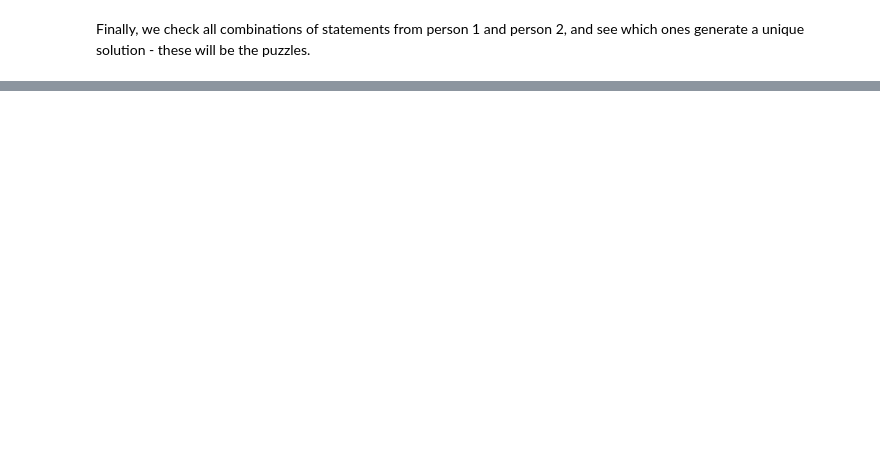
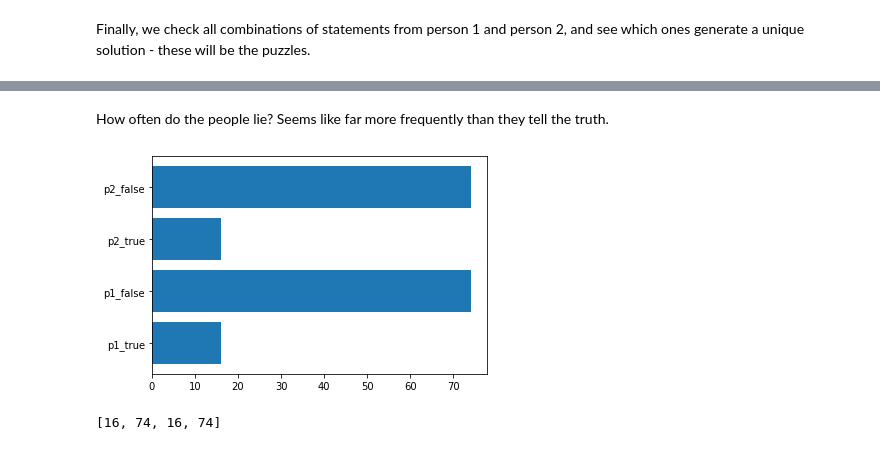
Before and after one commit to dmackinnon1/pynotes, a Jupyter notebook: Subterranea.ipynb, the cells around one changed output, grey strips where cells are left out. Saved outputs shown, nothing was run; the diff lists cells and outputs as text; code cells hidden in the pictures; blank space fills up the shorter version.

```diff
--- a/Subterranea.ipynb
+++ b/Subterranea.ipynb
@@ -15,6 +17,11 @@ for i in time:
     for j in time:
         for k in time:
             options.append([i,j,k])
+
+def opposite(day):
+    if day == 'day':
+        return 'night'
+    return 'day'
 
 def truthValue(person, option):
     return option[0] == option[person]
@@ -165,5 +178,14 @@ for p in time:
         person2Statements.append({'statement': dayAloneStatement(d), 'state': dayAlone(d)})
         person1Statements.append({'statement': selfAloneStatement(d), 'state': selfAlone(1,p)})
         person2Statements.append({'statement': selfAloneStatement(d), 'state': selfAlone(2,p)})
-print("Each person has " + str(len(person1Statements)) + " statements they can make.")
+        person1Statements.append({'statement': oppositeDayStatement(d), 'state': dayAlone(d)})
+        person2Statements.append({'statement': oppositeDayStatement(d), 'state': dayAlone(d)})
+print("Each person has " + str(len(person2Statements)) + " statements they can make.")
+
+allStatements = []
+statement_index = 0;
+for s in person1Statements:
+    allStatements.append(s['statement'])
+    print(str(statement_index) + ": " +s['statement'])
+    statement_index = statement_index +1
 # %% [output]
@@ -170,0 +209,12 @@ Each person has 20 statements they can make.
+# %%
+def explain(s1, s2, solution):
+    print('---------------------------------------------------------------------------')
+    print('Inhabitant 1 says: ' + s1['statement'])
+    print('If they are telling the truth, this could be: ' + str(inhabitantTruths(1, s1['state'])))
+    print('If they are lying, this could be: ' + str(inhabitantLies(1, fullComplement(s1['state']))))
+    print('Inhabitant 2 says: ' + s2['statement'])
+    print('If they are telling the truth, this could be: ' + str(inhabitantTruths(2, s2['state'])))
+    print('If they are lying, this could be: ' + str(inhabitantLies(2, fullComplement(s2['state']))))
+    print('The only common scenario is: ' + str(solution))
+    print('Inhabitant 1 is ' +str(truthValue(1,solution)))
+    print('Inhabitant 2 is ' +str(truthValue(2,solution)))
@@ -171,2 +223,6 @@ Each person has 20 statements they can make.
+# %%
+t = []
+for i in range(len(person1Statements)):
+        t.append([0]*len(person1Statements))
 # %% [markdown]
 Finally, we check all combinations of statements from person 1 and person 2, and see which ones generate a unique solution - these will be the puzzles.
@@ -215,0 +340,18 @@ We generated 74 puzzles.
+# %% [markdown]
+How often do the people lie? Seems like far more frequently than they tell the truth.
+# %%
+import numpy as np
+import matplotlib.pyplot as plt
+%matplotlib inline
+
+
+height = [p1_true, p1_false, p2_true, p2_false]
+names = ['p1_true', 'p1_false', 'p2_true', 'p2_false']
+x_axis = np.arange(len(names))
+plt.barh(x_axis, height)
+plt.yticks(x_axis, names)
+plt.show()
+print(str(height))
+# %% [output]
+[figure, added]
+[16, 74, 16, 74]
```
Also changed, not shown: parts of 14 cells of this notebook.
